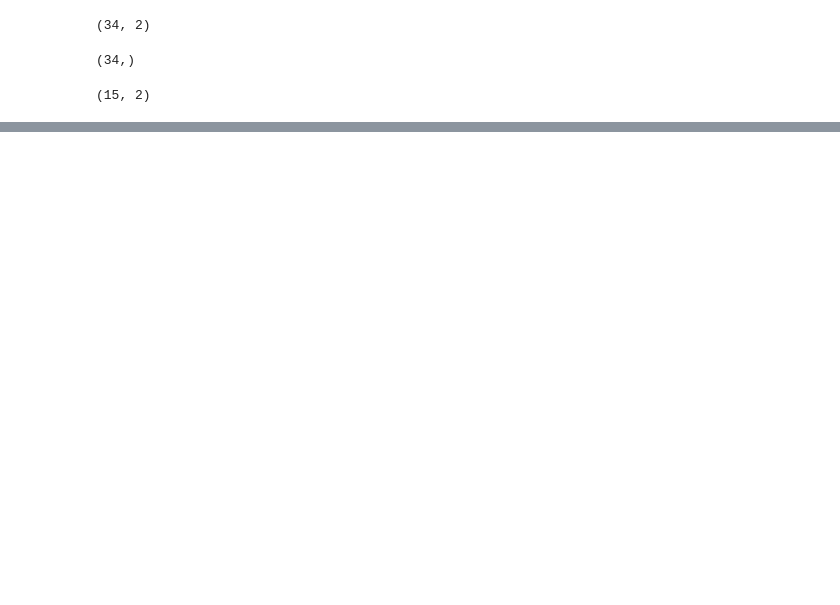
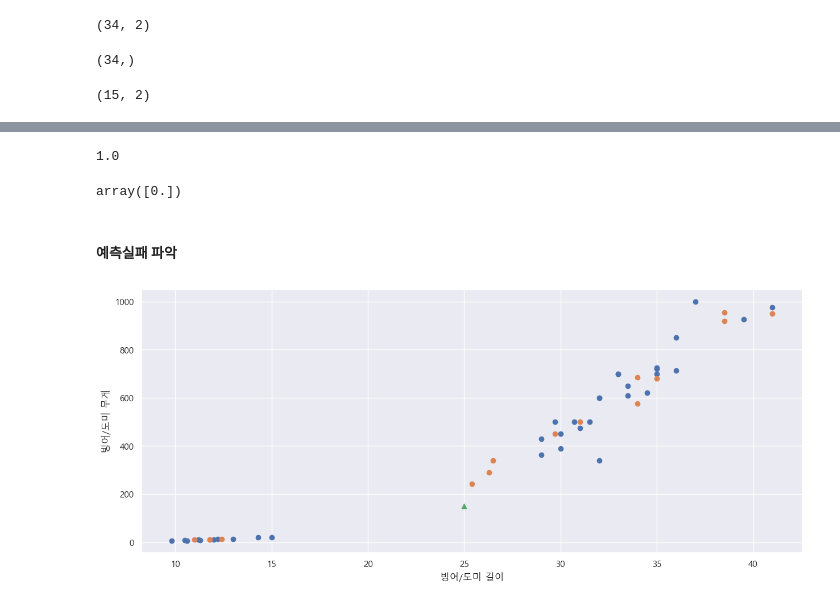
Before and after one commit to Donkwam/iot-dataanalysis-2025, a Jupyter notebook: day02/mldl02_데이터전처리.ipynb, the cells around one changed output, grey strips where cells are left out. Saved outputs shown, nothing was run; the diff lists cells and outputs as text; code cells hidden in the pictures; blank space fills up the shorter version.

```diff
--- a/day02/mldl02_데이터전처리.ipynb
+++ b/day02/mldl02_데이터전처리.ipynb
@@ -95,3 +98,8 @@ train_target.shape
 test_input.shape
 # %% [output]
 (15, 2)
+# %%
+# stratify = 입력되는 값을 참조해서 비율을 적당히 조절하는 값
+train_input, test_input, train_target, test_target = train_test_split(
+    fish_data, fish_target, random_state=42, test_size=0.3, stratify=fish_target
+)
@@ -97,0 +115,16 @@ test_input.shape
+# %%
+kn = KNeighborsClassifier()
+kn.fit(train_input, train_target)   # 훈련
+kn.score(test_input, test_target)   # 테스트
+# %% [output]
+1.0
+# %%
+# 25cm, 150g 물고기를 예측
+# 여러 데이터를 예측할 것으로 이차원 리스트 형태로 입력[[]]
+kn.predict([[25, 150]])
+
+# 빙어(0)으로 예측측
+# %% [output]
+array([0.])
+# %% [markdown]
+#### 예측실패 파악
@@ -97,0 +134,22 @@ test_input.shape
+# %%
+# 한글로 Matplotlib 사용시 항상 필요
+from matplotlib import rcParams, font_manager, rc
+
+font_path = 'C:/Windows/Fonts/malgun.ttf'
+font = font_manager.FontProperties(fname=font_path).get_name()
+rc('font', family=font)
+rcParams['axes.unicode_minus'] = False
+
+sns.set_style('darkgrid')
+sns.set_theme(font='Malgun Gothic', rc={'axes.unicode_minus': False})
+# %%
+plt.figure(figsize=(15, 6))
+plt.scatter(train_input[:, 0], train_input[:, 1])
+plt.scatter(test_input[:, 0], test_input[:, 1])
+plt.scatter(25, 150, marker='^')
+plt.xlabel('빙어/도미 길이')
+plt.ylabel('빙어/도미 무게')
+
+plt.show()
+# %% [output]
+[figure, added]
```
Also changed, not shown: parts of 10 cells of this notebook.
